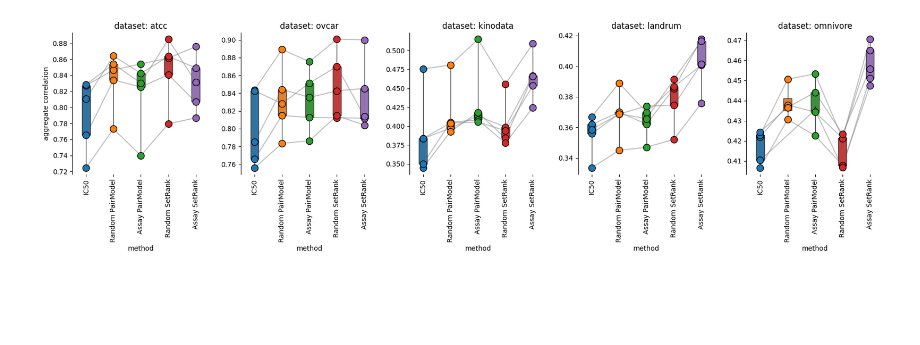
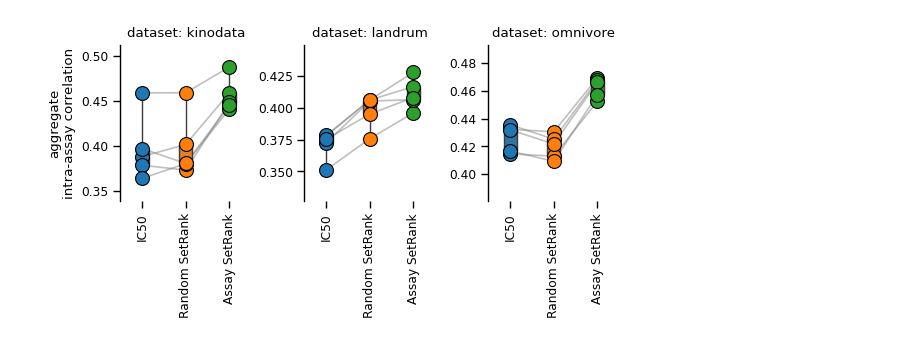
Before and after one commit to volkamerlab/assay-ml, a Jupyter notebook: notebooks/aggregate_summary.ipynb, the cells around one changed output. Saved outputs shown, nothing was run; the diff lists cells and outputs as text; code cells hidden in the pictures; blank space fills up the shorter version.

```diff
--- a/notebooks/aggregate_summary.ipynb
+++ b/notebooks/aggregate_summary.ipynb
@@ -139,5 +136,77 @@ plot_results(d[d["method"] != "hodge"])
-# %%
-plot_results(d, ["ic50", "allpairs", "pairs", "allsets", "sets"])
-# %% [output]
-[figure, removed]
+# %%
+sns.set_context("paper")
+datasets = ["kinodata", "landrum", "omnivore"]#, "solubility", "clearance", "cell_line"]
+d = d[d["dataset"].isin(datasets)]
+methods = ["ic50", "allsets", "sets"]
+d = d[d["method"].isin(methods)]
+width = 2
+n_ds = d["dataset"].nunique()
+fig, axes = plt.subplots(1, n_ds, figsize=(width * n_ds, 3.2), sharey=False)
+colors = dict(zip(methods, sns.color_palette()))
+
+if d["dataset"].nunique() == 1:
+    axes = [axes]
+
+identity = lambda x: x
+transform = inv_transform = identity
+# transform, inv_transform = np.atanh, np.tanh
+
+datasets = [ds for ds in datasets if ds in d["dataset"].unique()]
+for ax, dataset in zip(axes, datasets):
+    df = d[d["dataset"] == dataset]
+    for fold, group in df.groupby("fold"):
+        group = group.set_index("method").reindex(methods).dropna().reset_index()
+        ax.plot(
+            group["method"],
+            transform(group["corr"]),
+            linestyle="-",
+            color="gray",
+            alpha=0.5,
+            zorder=0,
+        )
+
+    for method in methods:
+        subset = df[(df["method"] == method) & (df["status"] == "Finished")]
+        if len(subset) > 0:
+            ax.scatter(
+                subset["method"],
+                transform(subset["corr"]),
+                s=100,
+                label=method,
+                color=colors[method],
+                edgecolors="black",
+                marker="o",
+            )
+    sns.boxplot(
+        df,
+        x="method",
+        y=transform(df["corr"]),
+        hue="method",
+        palette=colors,
+        ax=ax,
+        zorder=0,
+        width=0.3,
+        whis=10000,
+    )
+
+    ms = [str(Method.from_string(m)) for m in methods if m in df["method"].unique()]
+
+    ax.set_title(f"dataset: {dataset}")
+    ax.set_ylim(transform(df["corr"].min() * 0.93), transform(df["corr"].max() * 1.05))
+    yt = ax.get_yticks()
+    ax.set_ylabel(None)
+    ax.set_xlabel(None)
+    ax.set_xticks(range(len(ms)))
+    ax.set_xticklabels(ms, rotation=90)
+    ax.set_xlim(-0.5, len(ms) - 0.5)
+    sns.despine(ax=ax, left=False, bottom=True)
+
+    # ax.set_yticks([])
+    # ax.set_yticks(yt, labels=[f"{x:.2f} {np.tanh(x):.2f}" for x in yt])
+
+axes[0].set_ylabel("aggregate\nintra-assay correlation")
+plt.tight_layout()
+plt.savefig("results.svg")
+# %% [output]
+[figure, added]
 # %%
```
Also changed, not shown: parts of 13 cells of this notebook, 8 other files.
